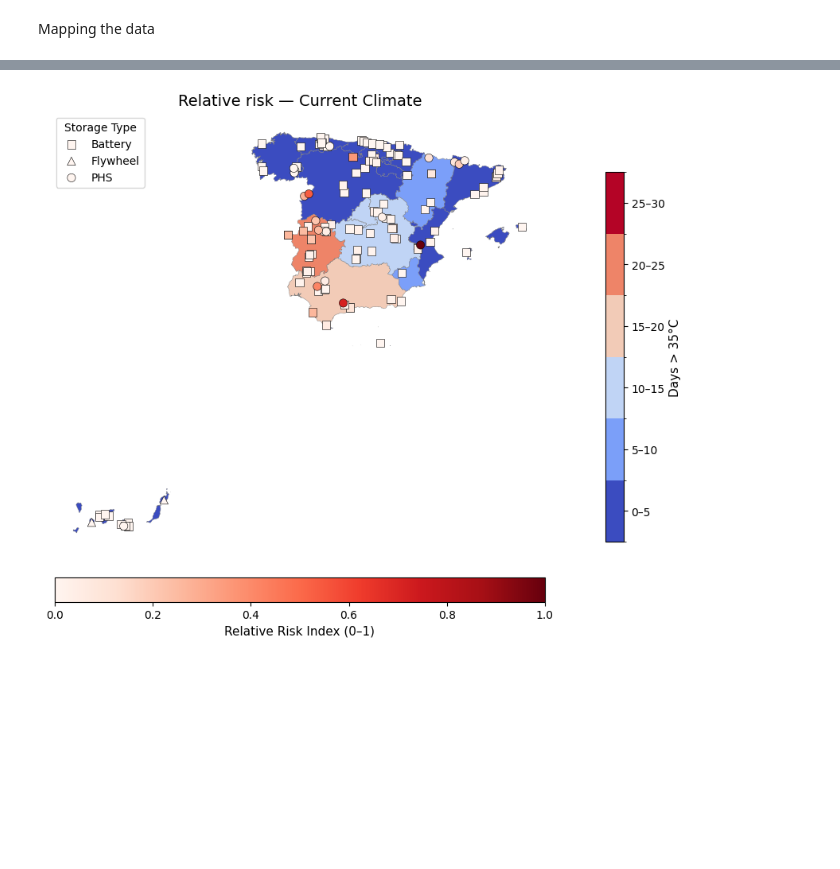
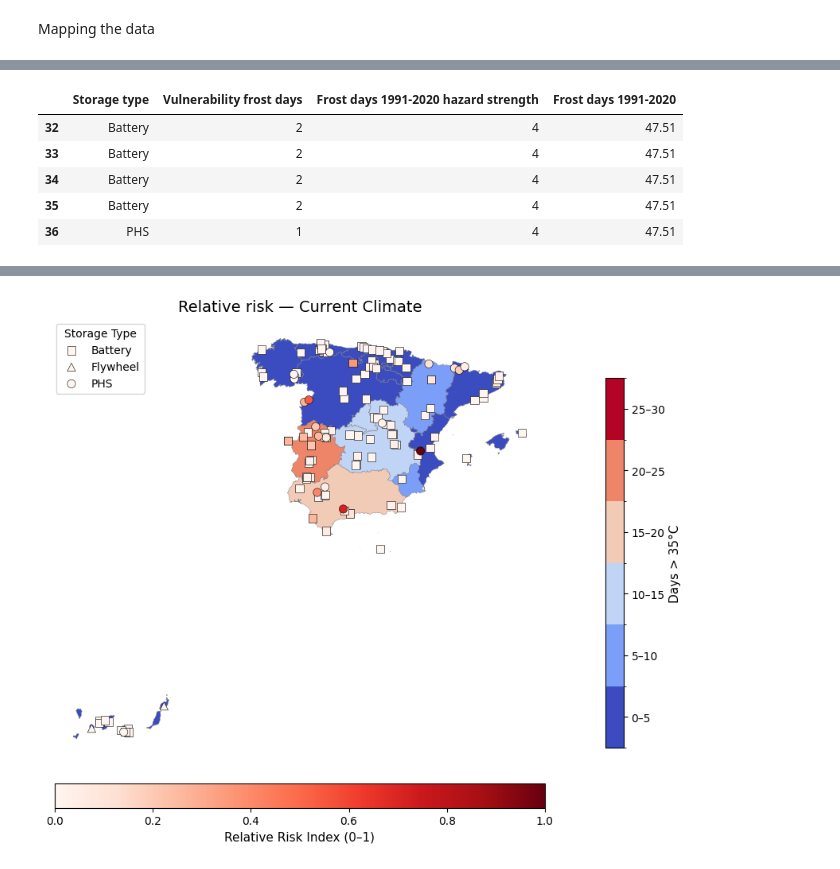
Before and after one commit to MariusMC8/Thesis-coding, a Jupyter notebook: Risk_ranking_maps.ipynb, the cells around one changed output, grey strips where cells are left out. Cells and saved outputs as stored; diff of their text form; code cells hidden in the pictures; blank space fills up the shorter version.

```diff
--- a/Risk_ranking_maps.ipynb
+++ b/Risk_ranking_maps.ipynb
@@ -1409,7 +1410,7 @@ new_name = "Hot_days_35C.csv"
 
 os.rename(old_name, new_name)
 # %%
-data = pd.read_csv("Hot_days_35C.csv", sep=';', decimal=",", encoding='latin1')
+data = pd.read_csv("Frost days.csv", sep=';', decimal=",", encoding='latin1')
 data.head()
 # %% [output]
 |  | ï»¿ID | Coordinates | Storage type | Region | Status | Power (MW) | Capacity (MWh) | Duration (hours) | ... |
@@ -1611,10 +1652,10 @@ data["Hot days >35C 2011-2040 RCP4.5"] = data["Region"].map(hot_days_35_future45
 # %%
-#Define bins for future hazard strength RCP4.5
-bins = [-float("inf"), 1, 5, 15, 25, 35, float("inf")]
+#Define bins for future hazard strength RCP8.5
+bins = [-float("inf"), 1, 15, 30, 45, 60, float("inf")]
 labels = [0, 1, 2, 3, 4, 5]
 
-data["Hot days >35C 2011-2040 hazard strength RCP4.5"] = pd.cut(
-    data["Hot days >35C 2011-2040 RCP4.5"].astype(float),
+data["Frost days 2011-2040 hazard strength RCP8.5"] = pd.cut(
+    data["Frost days 2011-2040 RCP8.5"].astype(float),
     bins=bins,
     labels=labels,
     right=False,     # makes intervals: [0,1), [1,5), [5,15), ...
@@ -1651,27 +1664,15 @@ data["Hot days >35C 2011-2040 RCP8.5"] = data["Region"].map(hot_days_35_future85
-# %%
-#Define bins for future hazard strength RCP8.5
-bins = [-float("inf"), 1, 5, 15, 25, 35, float("inf")]
-labels = [0, 1, 2, 3, 4, 5]
-
-data["Hot days >35C 2011-2040 hazard strength RCP8.5"] = pd.cut(
-    data["Hot days >35C 2011-2040 RCP8.5"].astype(float),
-    bins=bins,
-    labels=labels,
-    right=False,     # makes intervals: [0,1), [1,5), [5,15), ...
-    include_lowest=True
-).astype(int)
 # %%
 #Ensure numeric columns
 cols_to_numeric = [
-    'Hot days >35C 1991-2020 hazard strength',
-    'Hot days >35C 2011-2040 hazard strength RCP4.5',
-    'Hot days >35C 2011-2040 hazard strength RCP8.5',
-    'Vulnerability hot days >35C',
-    'Hot days >35C 1991-2020',
-    'Hot days >35C 2011-2040 RCP4.5',
-    'Hot days >35C 2011-2040 RCP8.5',
-    'Hot days >35C change RCP4.5',
-    'Hot days >35C change RCP8.5',
+    'Frost days 1991-2020 hazard strength',
+    'Frost days 2011-2040 hazard strength RCP4.5',
+    'Frost days 2011-2040 hazard strength RCP8.5',
+    'Vulnerability frost days',
+    'Frost days 1991-2020',
+    'Frost days 2011-2040 RCP4.5',
+    'Frost days 2011-2040 RCP8.5',
+    'Frost days change RCP4.5',
+    'Frost days change RCP8.5',
     'Importance score',
 ]
 for col in cols_to_numeric:
@@ -1929,3 +1887,12 @@ plot_current_optionB(
+# %%
+data.loc[data['Region']=="Aragón", ['Storage type', VULN_COL, HAZARDCURRENT_COL, FROSTDAYSCURRENT_COL]]
+# %% [output]
+|  | Storage type | Vulnerability frost days | Frost days 1991-2020 hazard strength | Frost days 1991-2020 |
+| 32 | Battery | 2 | 4 | 47.51 |
+| 33 | Battery | 2 | 4 | 47.51 |
+| 34 | Battery | 2 | 4 | 47.51 |
+| 35 | Battery | 2 | 4 | 47.51 |
+| 36 | PHS | 1 | 4 | 47.51 |
 # %%
 # =========================================================
 # ASSESSING POTENTIAL IMPACTS OF CLIMATE CHANGE  ON STORAGE PROJECTS (HOT DAYS >35C)
```
Also changed, not shown: parts of 21 cells of this notebook.
